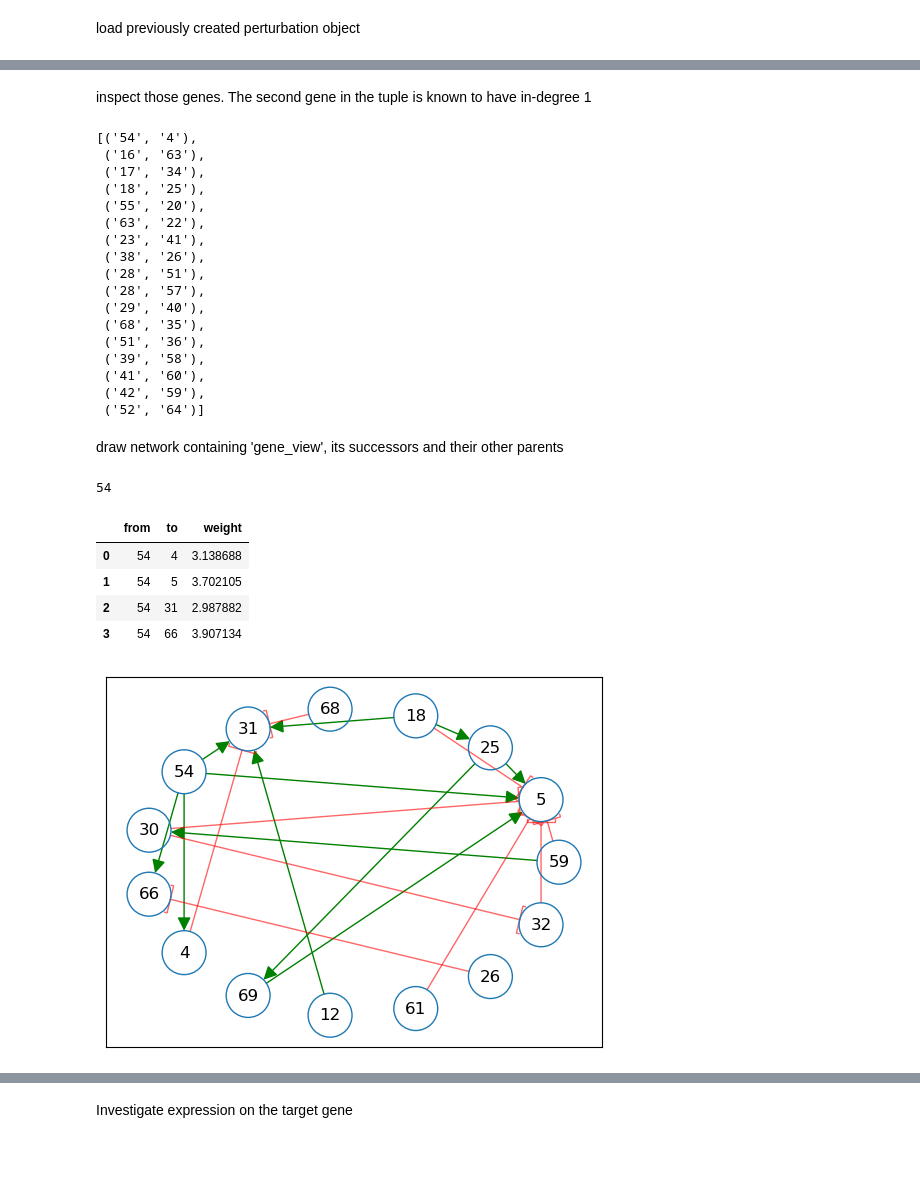
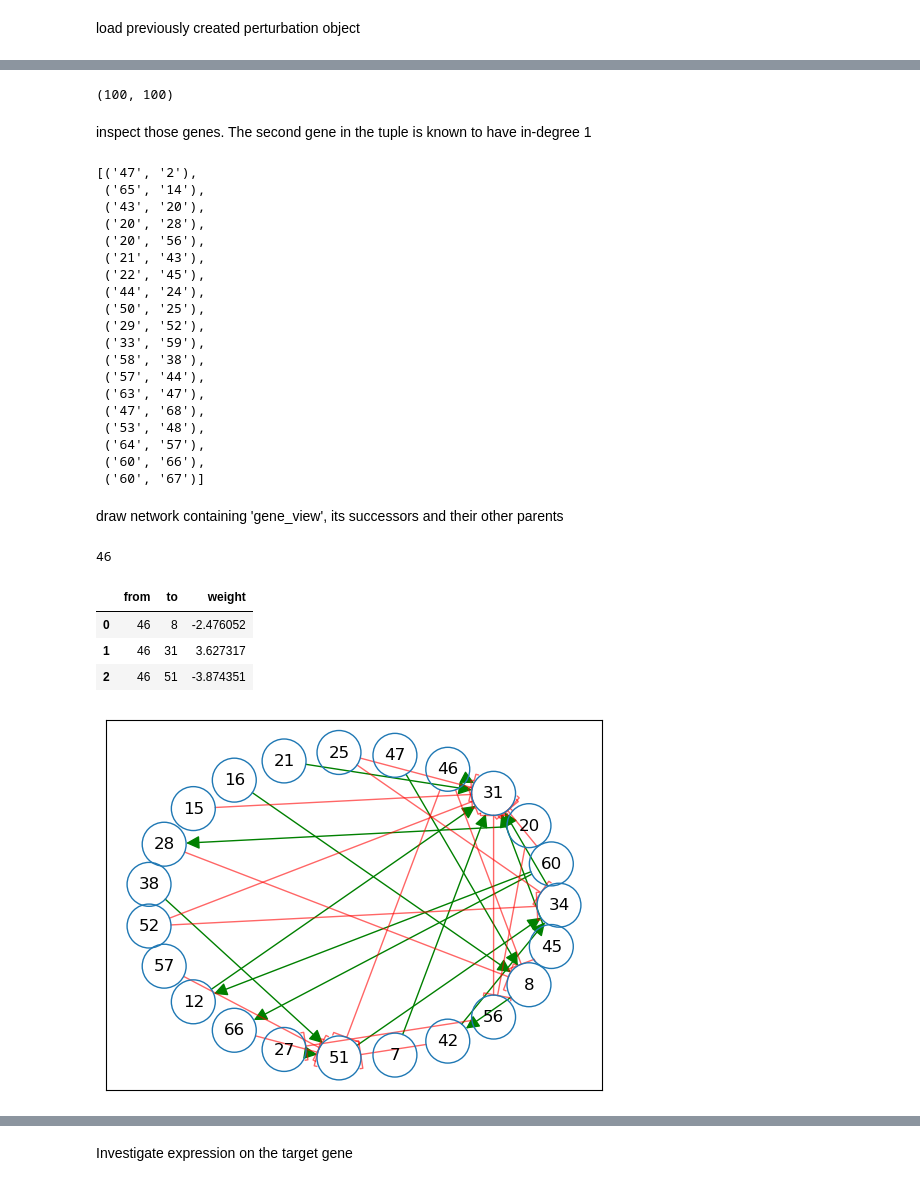
Before and after one commit to PayamDiba/SERGIO, a Jupyter notebook: perturbation.ipynb, the cells around one changed output, grey strips where cells are left out. Drawn from its saved outputs; the diff is of its cells as text; code cells hidden in the pictures; blank space fills up the shorter version.

```diff
--- a/perturbation.ipynb
+++ b/perturbation.ipynb
@@ -48,7 +53,10 @@ df.set_index('file')
 # %%
-pert = perturbation().load(nGenes=70,nCells=10000)
+pert = perturbation().load(nGenes=100,nCells=5000)
 # %%
 G = pert.G
 store = pert.store
 wt = pert.wt
 grn = pert.grn0
+H = G.subgraph(pert.nodes_2perturb)
+len(H.nodes)
+gene_list = list(grn.attr_['genes'].keys())
@@ -57,0 +70,4 @@ gene_list = list(grn.attr_['genes'].keys())
+# %%
+len(gene_list),len(pert.nodes_2perturb)
+# %% [output]
+(100, 100)
@@ -61,43 +80,44 @@ The second gene in the tuple is known to have in-degree 1
 # %%
 [([*G.predecessors(k)][0],k) for k,v in dict(G.in_degree()).items() if v ==1]
 # %% [output]
-[('54', '4'),
- ('16', '63'),
- ('17', '34'),
- ('18', '25'),
- ('55', '20'),
- ('63', '22'),
- ('23', '41'),
- ('38', '26'),
- ('28', '51'),
- ('28', '57'),
- ('29', '40'),
- ('68', '35'),
- ('51', '36'),
- ('39', '58'),
- ('41', '60'),
- ('42', '59'),
- ('52', '64')]
+[('47', '2'),
+ ('65', '14'),
+ ('43', '20'),
+ ('20', '28'),
+ ('20', '56'),
+ ('21', '43'),
+ ('22', '45'),
+ ('44', '24'),
+ ('50', '25'),
+ ('29', '52'),
+ ('33', '59'),
+ ('58', '38'),
+ ('57', '44'),
+ ('63', '47'),
+ ('47', '68'),
+ ('53', '48'),
+ ('64', '57'),
+ ('60', '66'),
+ ('60', '67')]
 # %% [markdown]
 draw network containing 'gene_view', its successors and their other parents
 # %%
-gene_view = '54'#gene_list[1]
+gene_view = '46'#gene_list[1]
 
 print(gene_view)
 
 
-two_step_neigh = {*itertools.chain.from_iterable([set(G.predecessors(g)) for g in set(G.successors(gene_view))])}
+two_step_neigh = {*itertools.chain.from_iterable([set(G.predecessors(g)) for g in set(H.successors(gene_view))])}
 #plt.figure(figsize=(8,8))
-pert.draw_net(G.subgraph(two_step_neigh.union(G.successors(gene_view)).union({gene_view})))
-pd.DataFrame([[a,b,d['weight']] for a,b,d in list(G.out_edges(gene_view,data=True))],columns=[['from','to','weight']])
+pert.draw_net(H.subgraph(two_step_neigh.union(H.successors(gene_view)).union({gene_view})))
+pd.DataFrame([[a,b,d['weight']] for a,b,d in list(H.out_edges(gene_view,data=True))],columns=[['from','to','weight']])
 # %% [output]
-54
+46
 |  | from | to | weight |
-| 0 | 54 | 4 | 3.138688 |
-| 1 | 54 | 5 | 3.702105 |
-| 2 | 54 | 31 | 2.987882 |
-| 3 | 54 | 66 | 3.907134 |
+| 0 | 46 | 8 | -2.476052 |
+| 1 | 46 | 31 | 3.627317 |
+| 2 | 46 | 51 | -3.874351 |
-[figure, old version]
+[figure, new version]
 # %%
 w = [el['weight'] for el in list(zip(*G.edges(data = True)))[2]]
 plt.hist(list(w),20)
```
Also changed, not shown: parts of 45 cells of this notebook, 3 other files.
